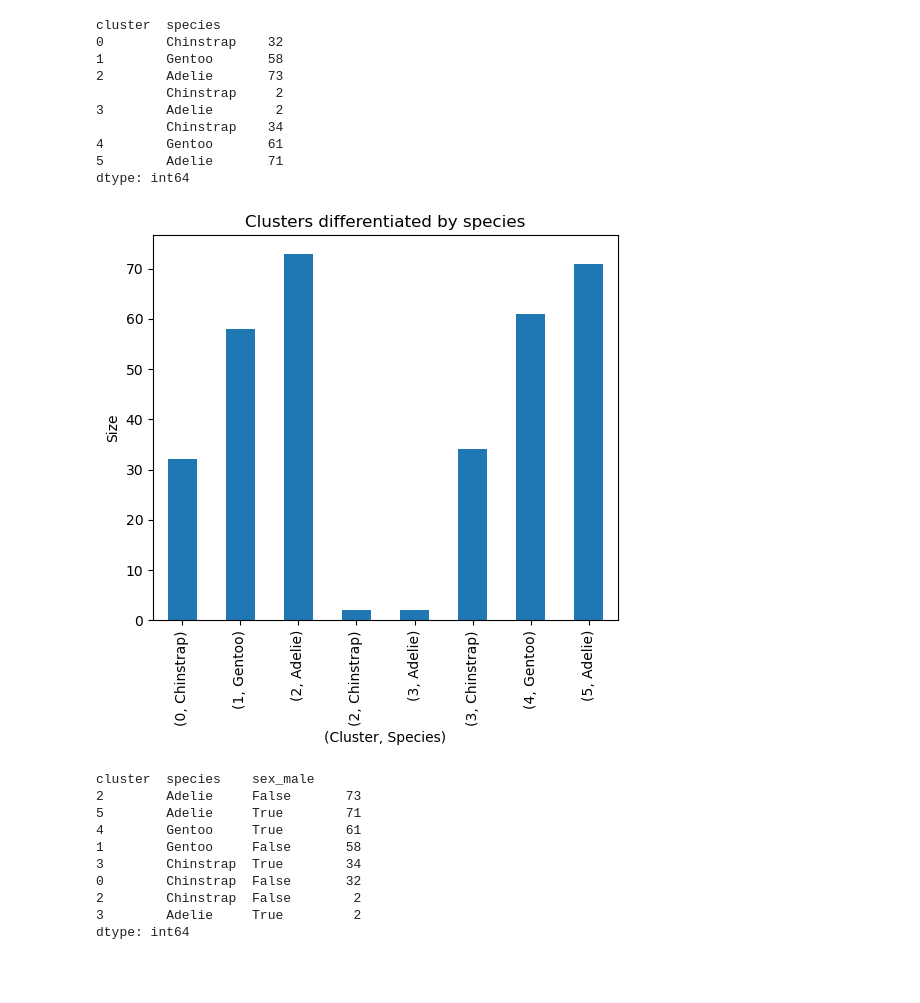
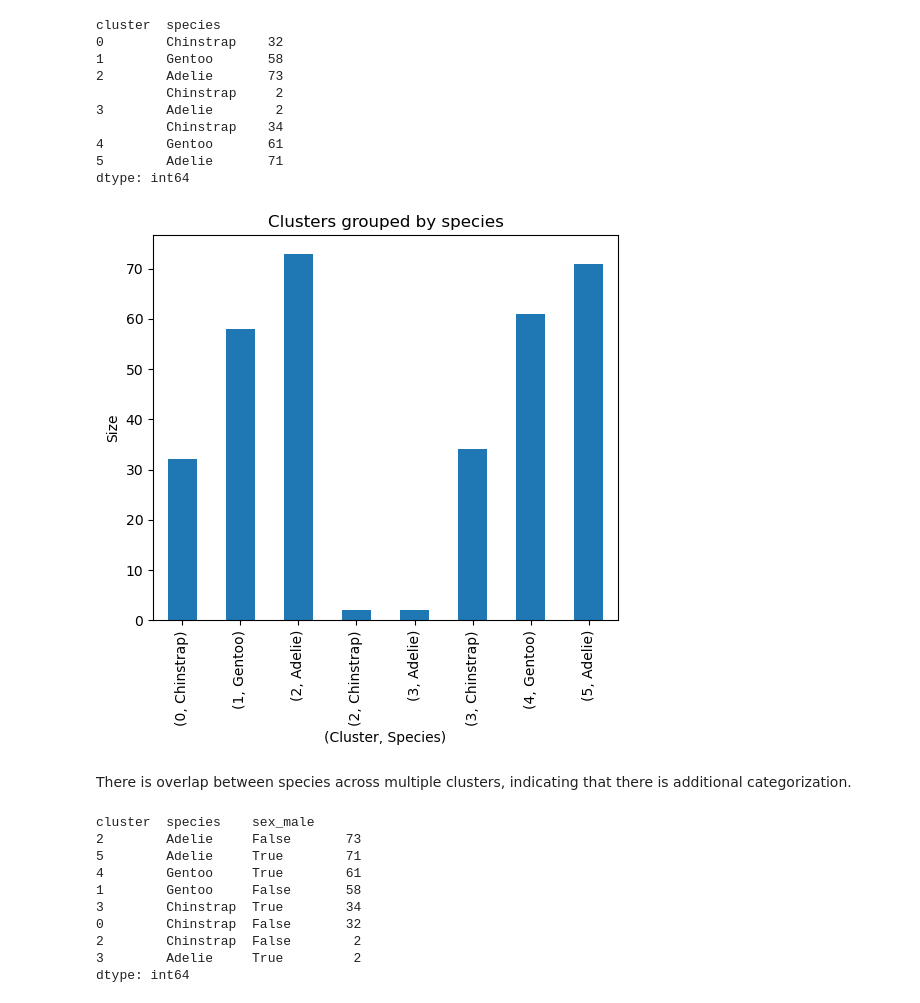
Before and after one commit to sdsouto/standalone-models, a Jupyter notebook: K-means_clustering_penguins.ipynb, the cells around one changed output. Drawn from its saved outputs; the diff is of its cells as text; code cells hidden in the pictures; blank space fills up the shorter version.

```diff
--- a/K-means_clustering_penguins.ipynb
+++ b/K-means_clustering_penguins.ipynb
@@ -411,10 +411,12 @@ cluster  species
 5        Adelie       71
 dtype: int64
 # %%
-penguins_subset.groupby(by=['cluster', 'species']).size().plot.bar(title='Clusters differentiated by species',
+penguins_subset.groupby(by=['cluster', 'species']).size().plot.bar(title='Clusters grouped by species',
                                                                    figsize=(6, 5),
                                                                    ylabel='Size',
                                                                    xlabel='(Cluster, Species)');
 # %% [output]
-[figure, old version]
+[figure, new version]
+# %% [markdown]
+There is overlap between species across multiple clusters, indicating that there is additional categorization.
 # %%
```
Also changed, not shown: parts of 30 cells of this notebook.
